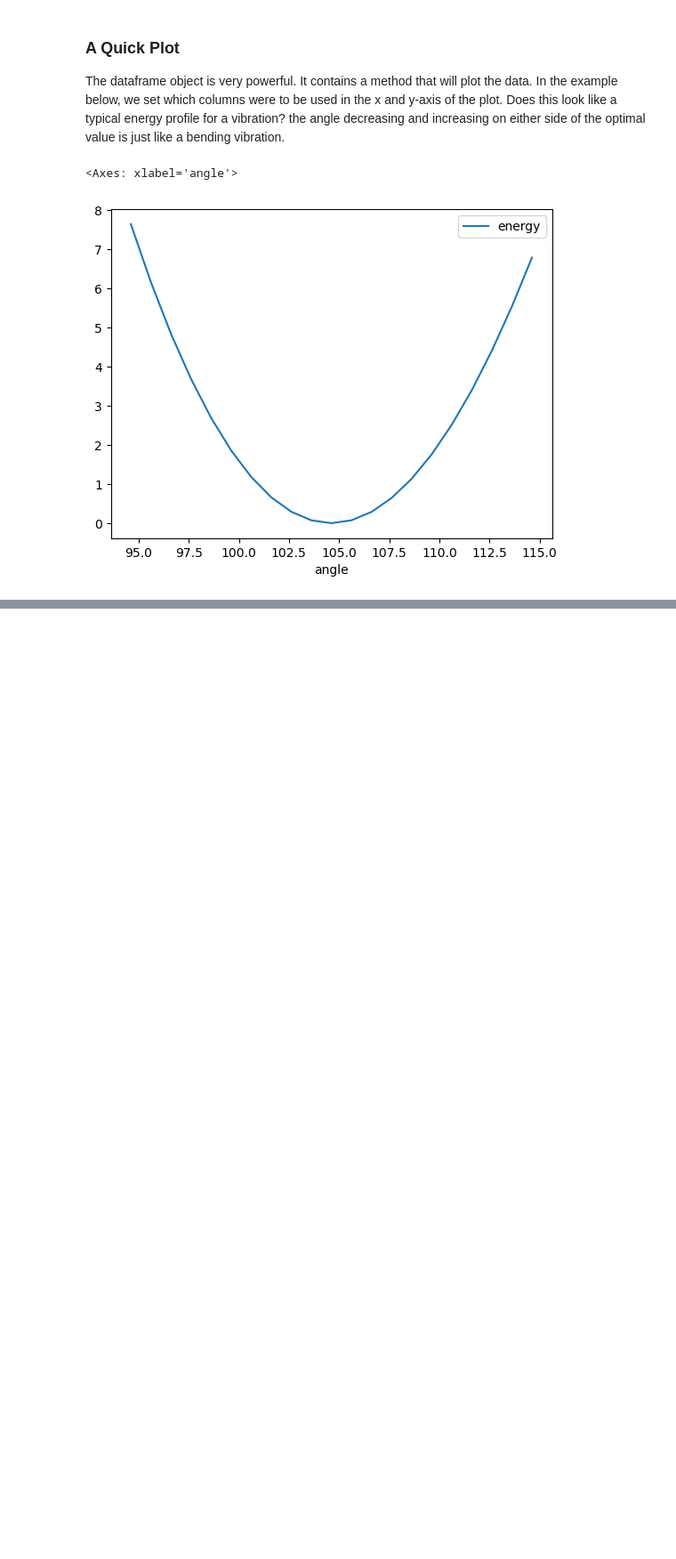
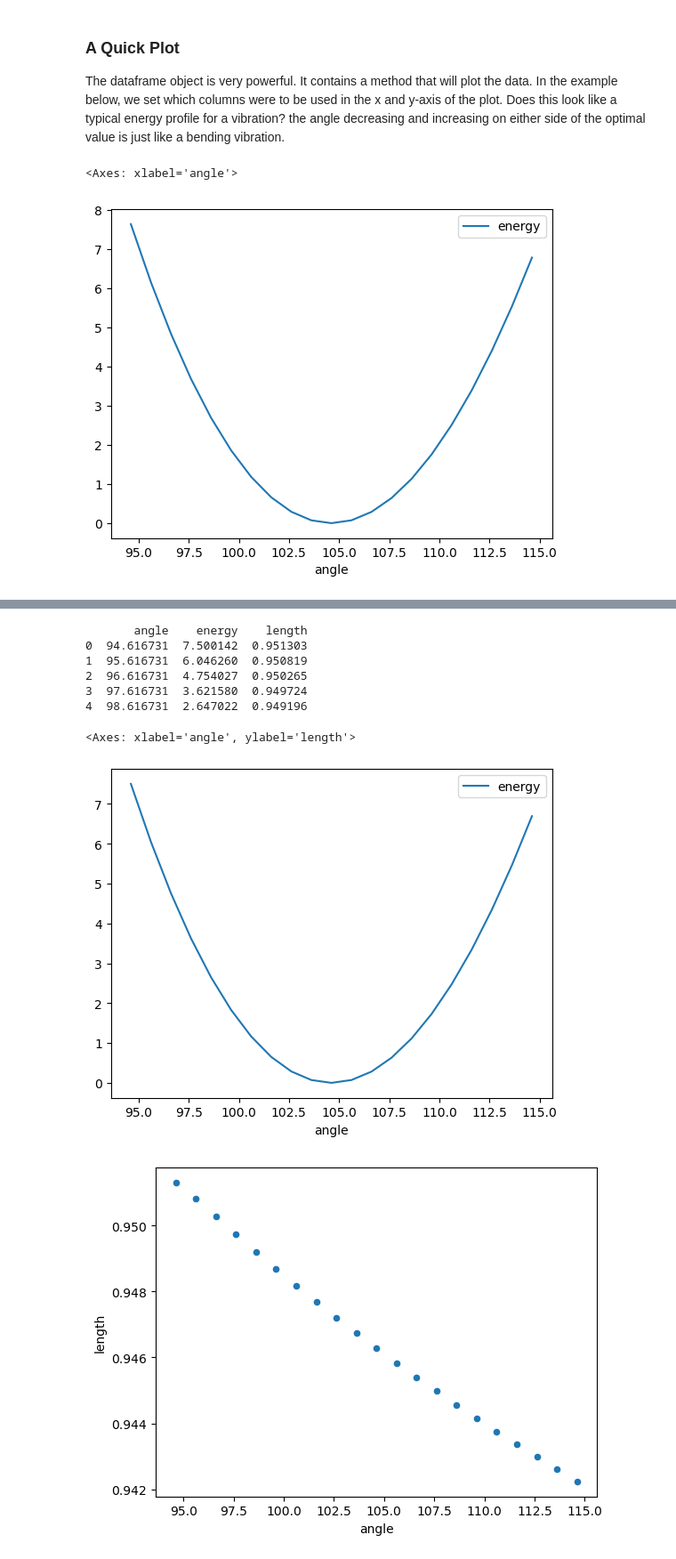
Before and after one commit to blinkletter/TryingPsi4andMore, a Jupyter notebook: 3-psi4-constraints.ipynb, the cells around one changed output, grey strips where cells are left out. Shown: that part at 89% size. Cells and saved outputs as stored; diff of their text form; code cells hidden in the pictures; blank space fills up the shorter version.

```diff
--- a/3-psi4-constraints.ipynb
+++ b/3-psi4-constraints.ipynb
@@ -106,16 +112,21 @@ range_of_values = np.linspace(start, end, number_of_points)
 # We could also enter a set of values at which to to measure energies. try the range below and
 # observe the energy profile. Can you explain it?
 #range_of_values = [75,90,100,105,110,120,130,140,150,160,170,175,180,185,190,200,220,230,]
+#range_of_values = [90,105,120,178]
 
 angle_list = []
 energy_list = []
+length_list = []
+
 
 for angle in range_of_values:
     mol.set_variable("angle", angle)
     energy = psi4.energy("hf", molecule = mol)
     angle_list.append(angle)
     energy_list.append(energy)
+    length_list.append(mol.get_variable("length"))
 
 print(angle_list)
 print(energy_list)
+print(length_list)
 # %% [output]
@@ -161,0 +210,2 @@ df.plot(x="angle", y = "energy", kind="line")   # try kind="scatter" as well
+# %%
+psi4.set_options({"FROZEN_BEND":"3 1 2"})
@@ -161,0 +272,25 @@ df.plot(x="angle", y = "energy", kind="line")   # try kind="scatter" as well
+# %%
+data_dictionary = {"angle": angle_list,
+                   "energy": energy_list,
+                   "length": length_list}
+
+df = pd.DataFrame.from_dict(data_dictionary)
+
+df["energy"] = df["energy"] - opt_energy
+df["energy"] = df["energy"] * psi4.constants.hartree2kJmol
+
+#df.set_index('angle', inplace=True)
+print(df.head())
+
+df.plot(x="angle", y = "energy", kind="line")   # try kind="scatter" as well
+df.plot(x="angle", y = "length", kind="scatter")   # try kind="scatter" as well
+# %% [output]
+       angle    energy    length
+0  94.616731  7.500142  0.951303
+1  95.616731  6.046260  0.950819
+2  96.616731  4.754027  0.950265
+3  97.616731  3.621580  0.949724
+4  98.616731  2.647022  0.949196
+<Axes: xlabel='angle', ylabel='length'>
+[figure, added]
+[figure, added]
```
Also changed, not shown: parts of 11 cells of this notebook, 7 other files.
